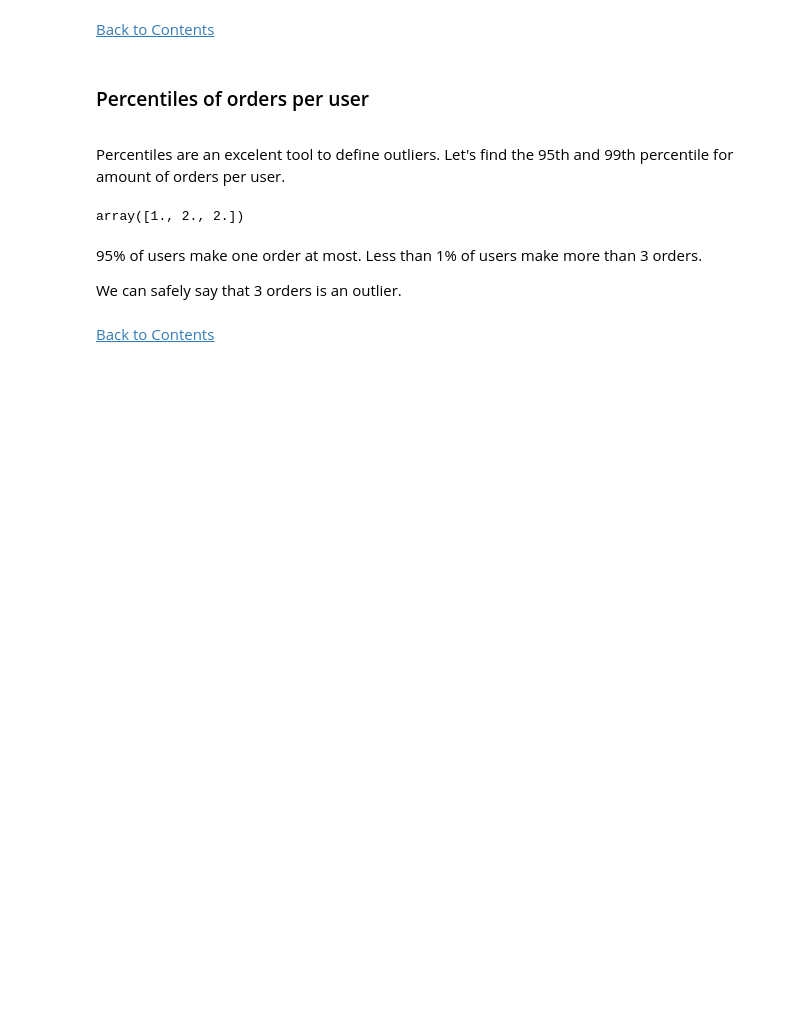
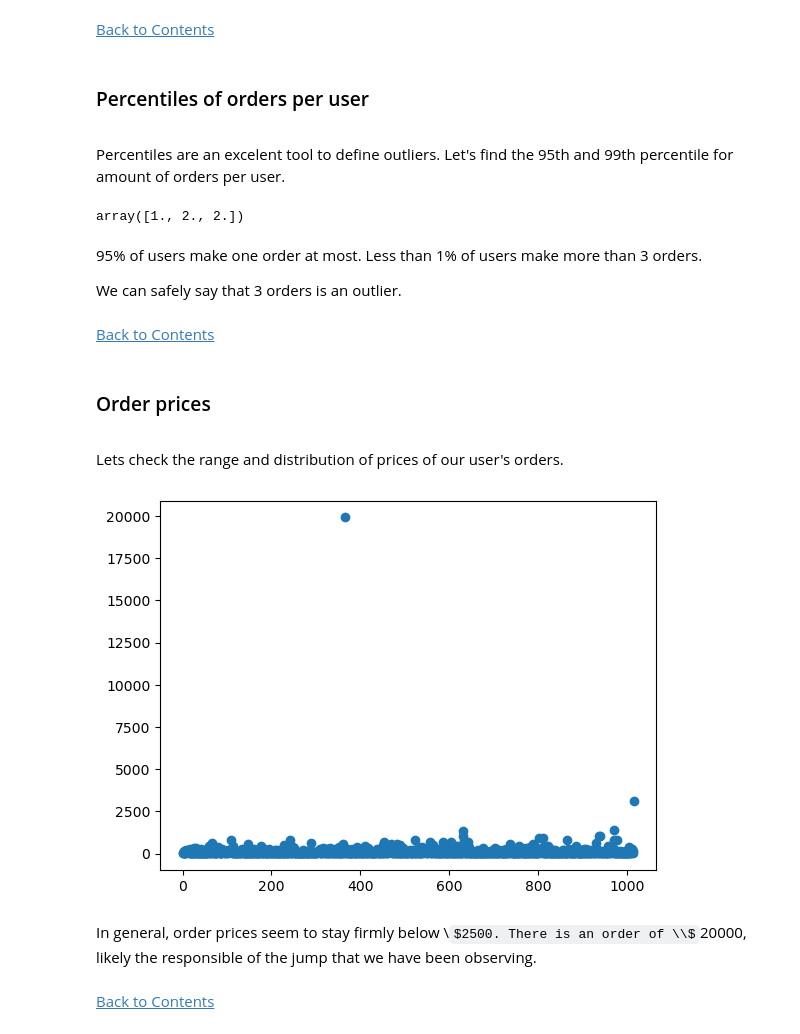
Before and after one commit to Silverscale/Tripleten-A-B-testing, a Jupyter notebook: A_B_testing.ipynb, the cells around one changed output. Cells and saved outputs as stored; diff of their text form; code cells hidden in the pictures; some formulas as TeX source; blank space fills up the shorter version.

Commit message:
Order Prices

```diff
--- a/A_B_testing.ipynb
+++ b/A_B_testing.ipynb
@@ -536,3 +536,19 @@ Less than 1% of users make more than 3 orders.
 We can safely say that 3 orders is an outlier.
 # %% [markdown]
 [Back to Contents](#back)
+# %% [markdown]
+### Order prices
+<a name="order_sizes"></a>
+# %% [markdown]
+Lets check the range and distribution of prices of our user's orders.
+# %%
+index = np.arange(len(orders['transactionId']))
+
+plt.scatter(x=index,
+            y=orders['revenue']);
+# %% [output]
+[figure, added]
+# %% [markdown]
+In general, order prices seem to stay firmly below \\$2500. There is an order of \\$20000, likely the responsible of the jump that we have been observing.
+# %% [markdown]
+[Back to Contents](#back)
```
Also changed, not shown: parts of 1 cell of this notebook.
